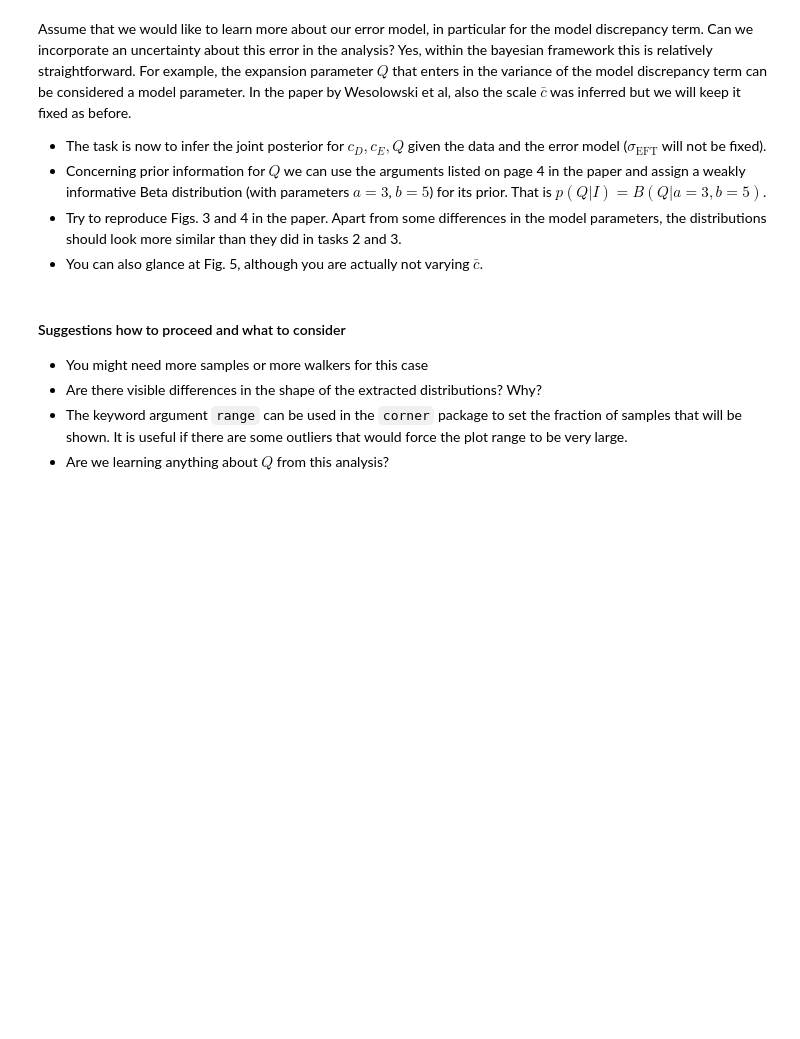
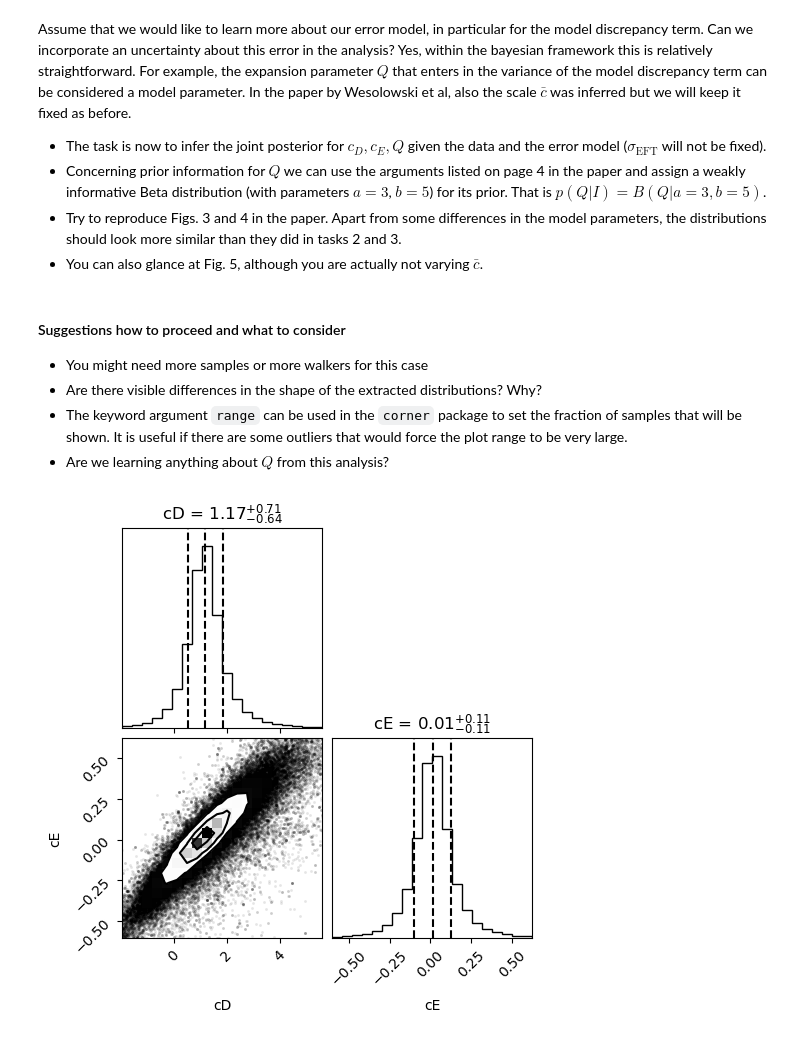
Before and after one commit to Action4/tif285, a Jupyter notebook: doc/pub/Projects/Project1/TIF285_Project1.ipynb, the cells around one changed output. Saved outputs shown, nothing was run; the diff lists cells and outputs as text; code cells hidden in the pictures; blank space fills up the shorter version.

```diff
--- a/doc/pub/Projects/Project1/TIF285_Project1.ipynb
+++ b/doc/pub/Projects/Project1/TIF285_Project1.ipynb
@@ -383,0 +506,24 @@ Assume that we would like to learn more about our error model, in particular for
+# %%
+#Experimental values for sigma and data from the paper
+sigma_a = np.array([0.005, 0.0062, 0.015, 3.0])
+data_exp = np.array([-28.296, 1.4552, -8.482, 1129.6])
+
+#MCMC sampling with emcee for four observables
+N_walkers = 50
+sampler = emcee.EnsembleSampler(N_walkers, 3, log_posterior)
+
+#Burn-in
+theta_start = np.random.rand(N_walkers,3)
+theta_burnin = sampler.run_mcmc(theta_start, 100)
+sampler.reset()
+
+#Real samples
+sampler.run_mcmc(theta_burnin, 10000)
+samples = sampler.get_chain(flat=True)
+# %%
+#Corner-plot
+corner.corner(samples[:,:2],labels=['cD', 'cE'],show_titles=True,
+                       quantiles=[0.16, 0.5, 0.84], range=[0.99,0.99]);
+plt.savefig('Taskextra1')
+# %% [output]
+[figure, added]
```
Also changed, not shown: parts of 12 cells of this notebook.
